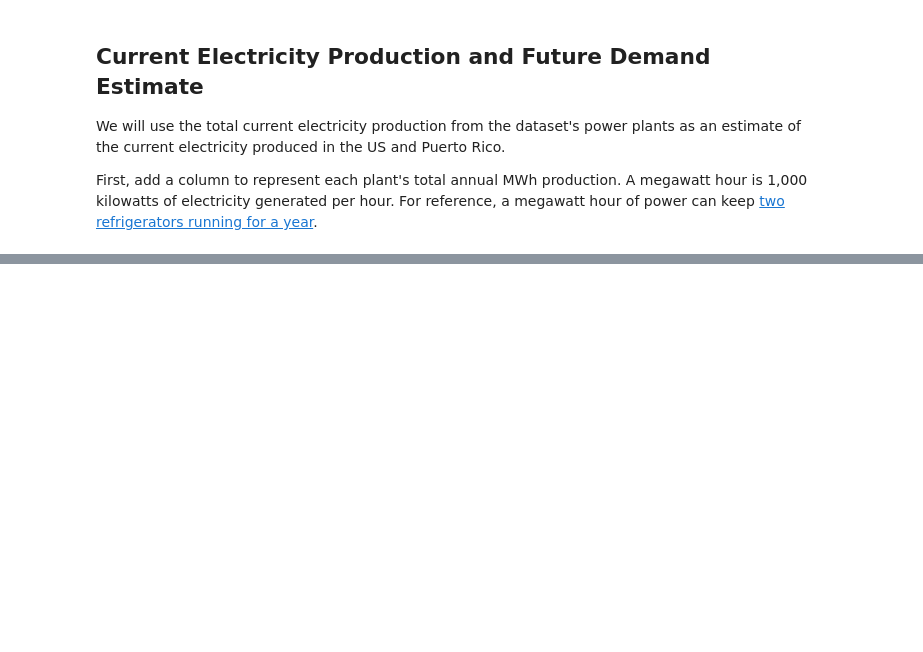
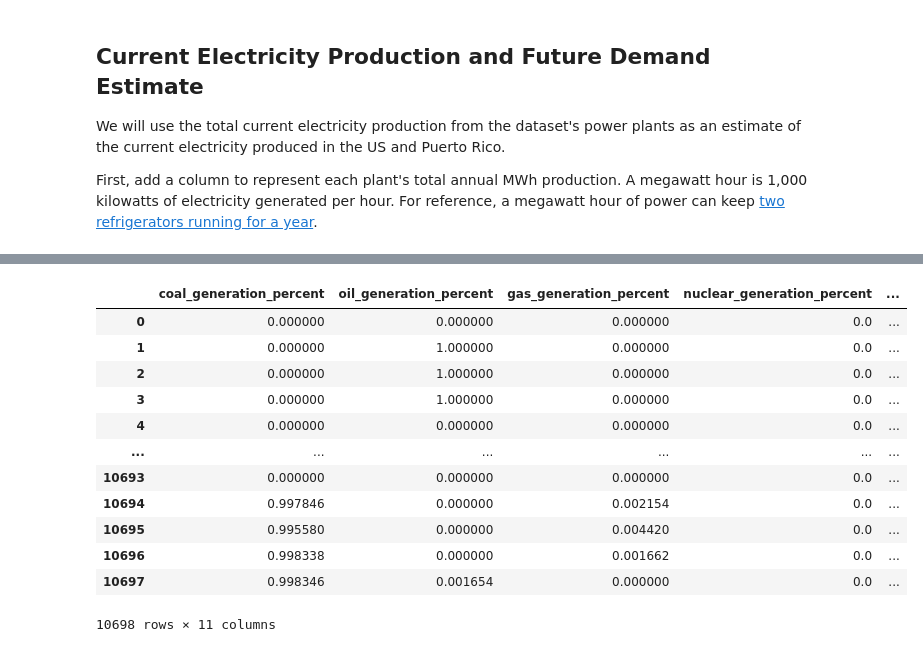
Before and after one commit to BenBagBag/egrid, a Jupyter notebook: How Green Is My Grid?.ipynb, the cells around one changed output, grey strips where cells are left out. Saved outputs shown, nothing was run; the diff lists cells and outputs as text; code cells hidden in the pictures; blank space fills up the shorter version.

```diff
--- a/How Green Is My Grid?.ipynb
+++ b/How Green Is My Grid?.ipynb
@@ -78,0 +375,24 @@ est_2050_need = annual_power_production * 2
+# %%
+# to get estimate of what energy : pollution ratio is, average plants w/ only one fuel source power:pollution
+
+egrid_df[['coal_generation_percent',
+       'oil_generation_percent', 'gas_generation_percent',
+       'nuclear_generation_percent', 'hydro_generation_percent',
+       'biomass_generation_percent', 'wind_generation_percent',
+       'solar_generation_percent', 'geothermal_generation_percent',
+       'other_fossil_fuel_generation_percent',
+       'other_purchased_generation_percent']]
+# %% [output]
+|  | coal_generation_percent | oil_generation_percent | gas_generation_percent | nuclear_generation_percent | ... |
+| 0 | 0.000000 | 0.000000 | 0.000000 | 0.0 | ... |
+| 1 | 0.000000 | 1.000000 | 0.000000 | 0.0 | ... |
+| 2 | 0.000000 | 1.000000 | 0.000000 | 0.0 | ... |
+| 3 | 0.000000 | 1.000000 | 0.000000 | 0.0 | ... |
+| 4 | 0.000000 | 0.000000 | 0.000000 | 0.0 | ... |
+| ... | ... | ... | ... | ... | ... |
+| 10693 | 0.000000 | 0.000000 | 0.000000 | 0.0 | ... |
+| 10694 | 0.997846 | 0.000000 | 0.002154 | 0.0 | ... |
+| 10695 | 0.995580 | 0.000000 | 0.004420 | 0.0 | ... |
+| 10696 | 0.998338 | 0.000000 | 0.001662 | 0.0 | ... |
+| 10697 | 0.998346 | 0.001654 | 0.000000 | 0.0 | ... |
+10698 rows × 11 columns
```
Also changed, not shown: parts of 40 cells of this notebook, 5 other files.
